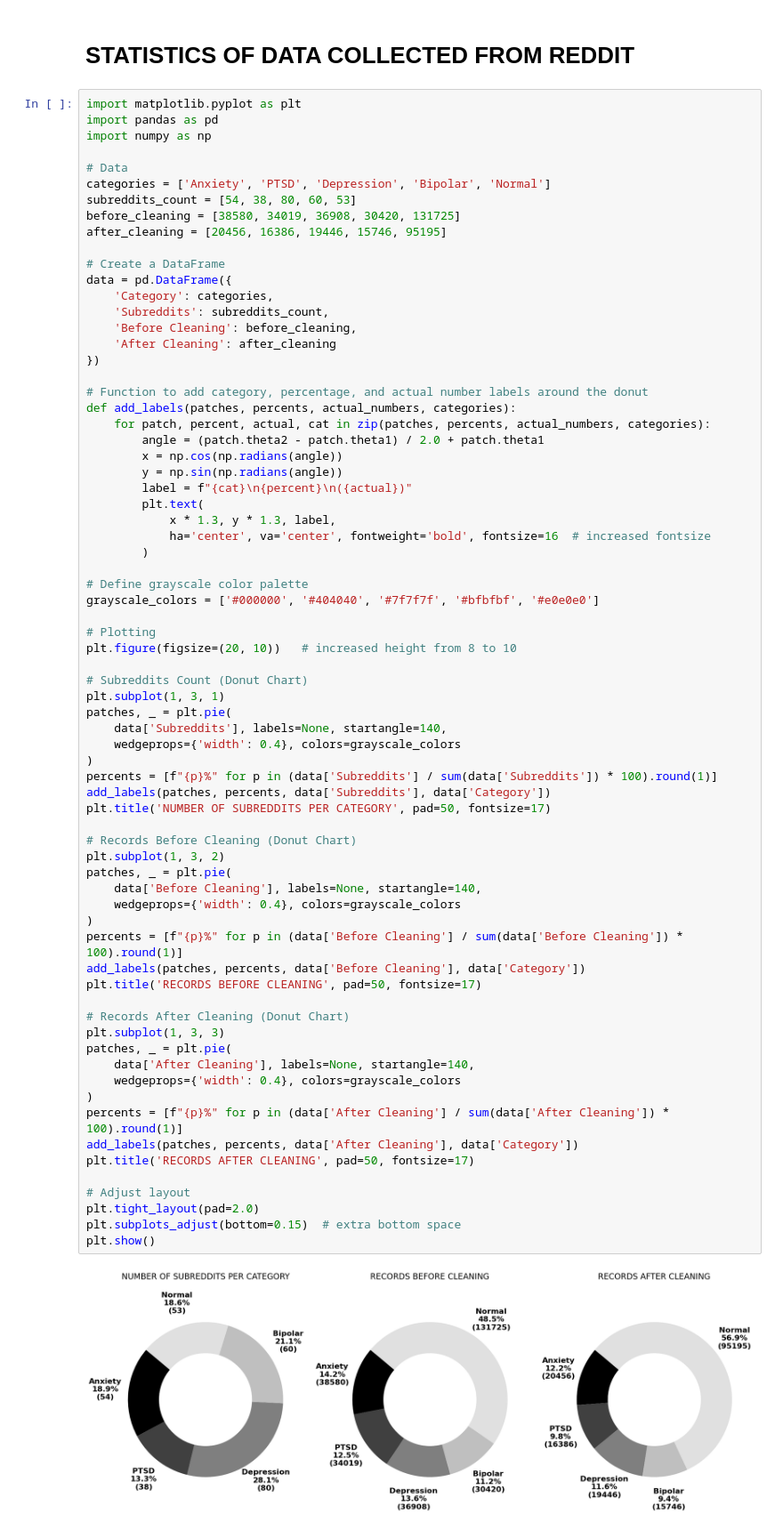
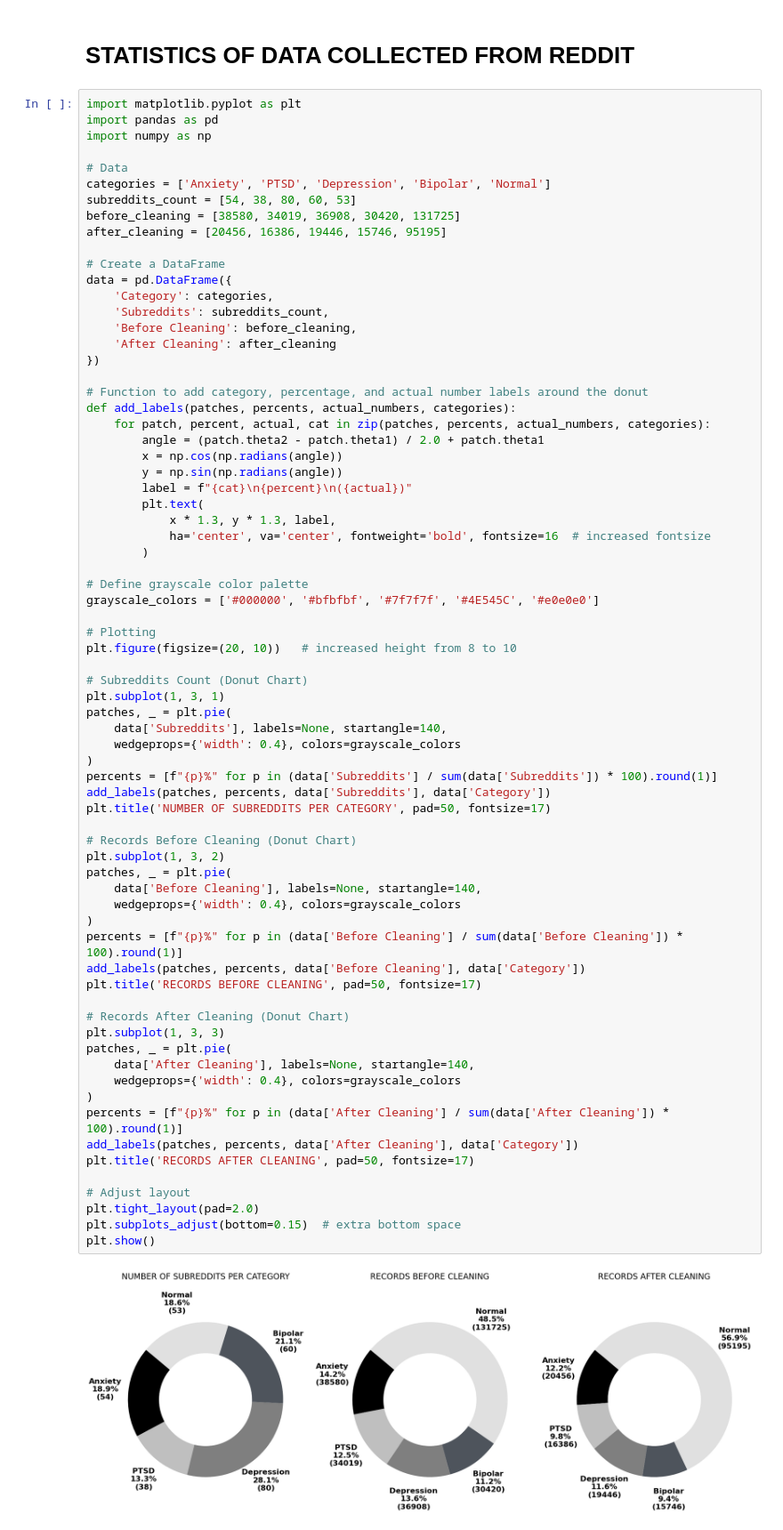
Before and after one commit to arkapg211002/MAFSMBMDDPWI-FYP-2025, a Jupyter notebook: D03 Model Training and Evaluation/19 Result Comparison Graph.ipynb, the cells around one changed output. Shown at 89% size. Cells and saved outputs as stored; diff of their text form.

```diff
--- a/D03 Model Training and Evaluation/19 Result Comparison Graph.ipynb
+++ b/D03 Model Training and Evaluation/19 Result Comparison Graph.ipynb
@@ -532,7 +532,7 @@ def add_labels(patches, percents, actual_numbers, categories):
         )
 
 # Define grayscale color palette
-grayscale_colors = ['#000000', '#404040', '#7f7f7f', '#bfbfbf', '#e0e0e0']
+grayscale_colors = ['#000000', '#bfbfbf', '#7f7f7f', '#4E545C', '#e0e0e0']
 
 # Plotting
 plt.figure(figsize=(20, 10))   # increased height from 8 to 10
@@ -545,31 +545,31 @@ patches, _ = plt.pie(
 )
 percents = [f"{p}%" for p in (data['Subreddits'] / sum(data['Subreddits']) * 100).round(1)]
 add_labels(patches, percents, data['Subreddits'], data['Category'])
 plt.title('NUMBER OF SUBREDDITS PER CATEGORY', pad=50, fontsize=17)
 
 # Records Before Cleaning (Donut Chart)
 plt.subplot(1, 3, 2)
 patches, _ = plt.pie(
     data['Before Cleaning'], labels=None, startangle=140,
     wedgeprops={'width': 0.4}, colors=grayscale_colors
 )
 percents = [f"{p}%" for p in (data['Before Cleaning'] / sum(data['Before Cleaning']) * 100).round(1)]
 add_labels(patches, percents, data['Before Cleaning'], data['Category'])
 plt.title('RECORDS BEFORE CLEANING', pad=50, fontsize=17)
 
 # Records After Cleaning (Donut Chart)
 plt.subplot(1, 3, 3)
 patches, _ = plt.pie(
     data['After Cleaning'], labels=None, startangle=140,
     wedgeprops={'width': 0.4}, colors=grayscale_colors
 )
 percents = [f"{p}%" for p in (data['After Cleaning'] / sum(data['After Cleaning']) * 100).round(1)]
 add_labels(patches, percents, data['After Cleaning'], data['Category'])
 plt.title('RECORDS AFTER CLEANING', pad=50, fontsize=17)
 
 # Adjust layout
 plt.tight_layout(pad=2.0)
 plt.subplots_adjust(bottom=0.15)  # extra bottom space
 plt.show()
 # %% [output]
-[figure, old version]
+[figure, new version]
```
Also changed, not shown: parts of 2 cells of this notebook, 1 other file.
